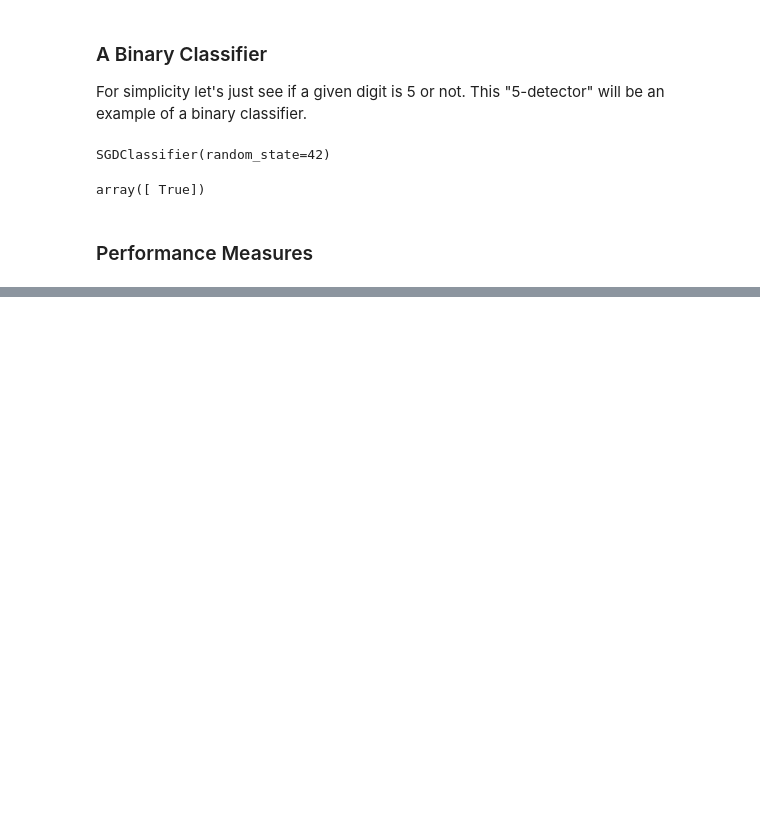
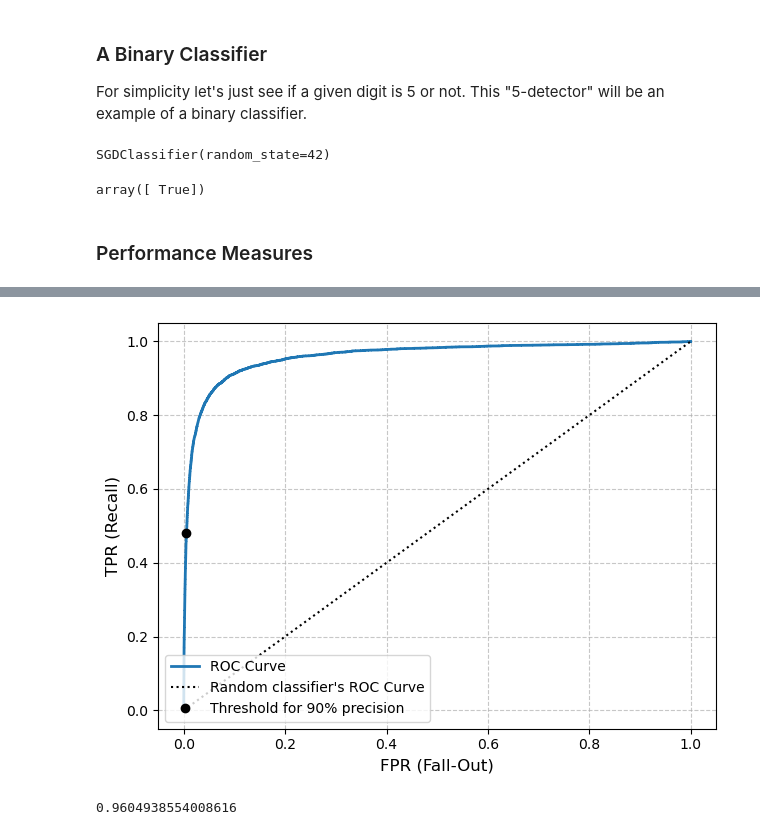
Before and after one commit to sidharthguptax/ML-Aur-lian-G-ron-, a Jupyter notebook: Chapter 3.ipynb, the cells around one changed output, grey strips where cells are left out. Saved outputs shown, nothing was run; the diff lists cells and outputs as text; code cells hidden in the pictures; blank space fills up the shorter version.

```diff
--- a/Chapter 3.ipynb
+++ b/Chapter 3.ipynb
@@ -72,0 +266,17 @@ array([ True])
+# %%
+fpr, tpr, thresholds = roc_curve(y_train_5, y_scores)
+# %%
+idx_for_threshold_at_90 = (thresholds <= threshold_for_90_precision).argmax()
+tpr_90, fpr_90 = tpr[idx_for_threshold_at_90], fpr[idx_for_threshold_at_90]
+# %%
+plt.plot(fpr,tpr,linewidth=2,label="ROC Curve")
+plt.plot([0,1],[0,1], 'k:', label="Random classifier's ROC Curve")
+plt.plot([fpr_90],[tpr_90],"ko", label="Threshold for 90% precision")
+plt.xlabel("FPR (Fall-Out)", fontsize=12)
+plt.ylabel("TPR (Recall)", fontsize=12)
+plt.grid(True, linestyle='--', alpha=0.7)
+plt.legend(loc="lower left", fontsize=10)
+plt.tight_layout()
+plt.show()
+# %% [output]
+[figure, added]
@@ -72,0 +285,4 @@ array([ True])
+# %%
+roc_auc_score(y_train_5, y_scores)
+# %% [output]
+0.9604938554008616
```
Also changed, not shown: parts of 46 cells of this notebook.
